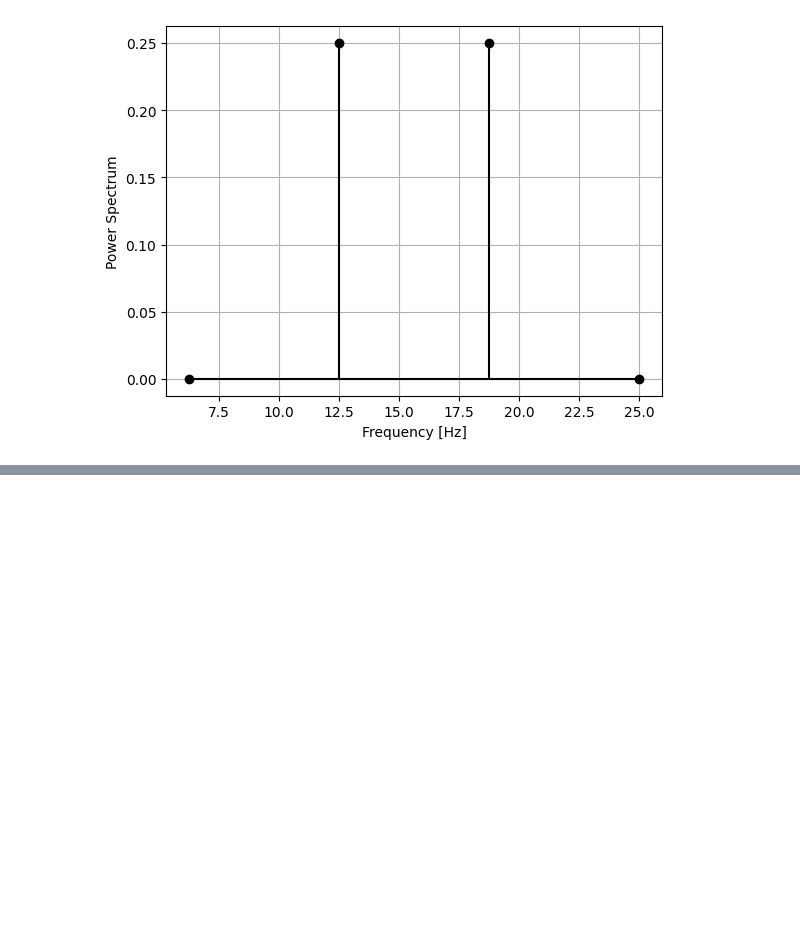
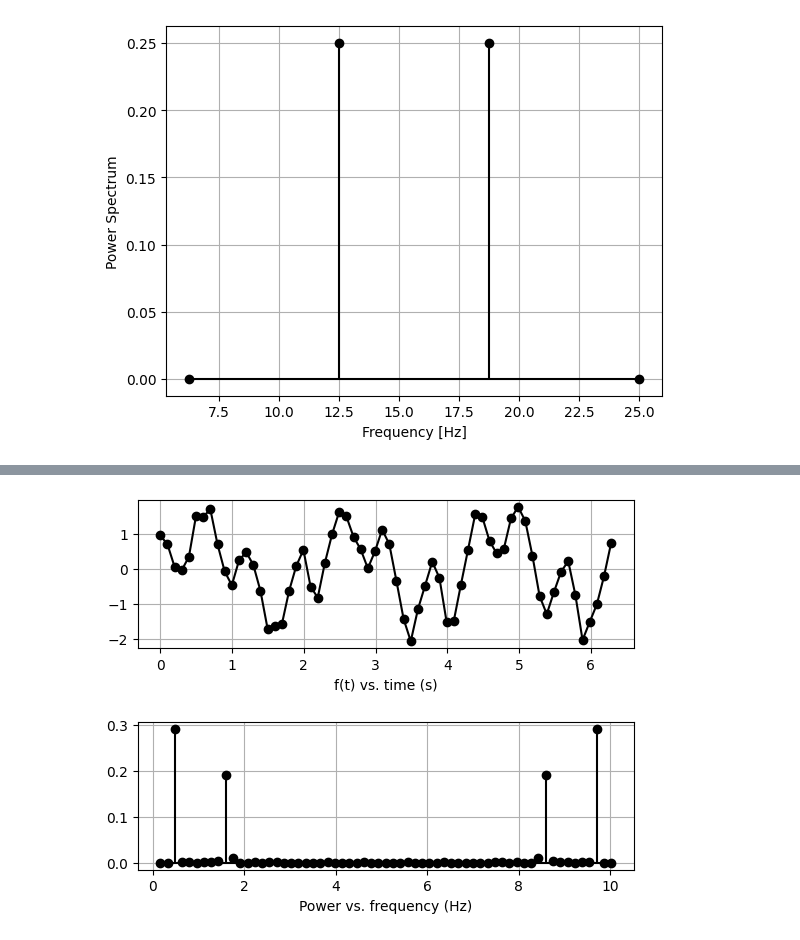
Before and after one commit to shinhookang/course305, a Jupyter notebook: 08-FourierAnalysis/15_FourierAnalysis2.ipynb, the cells around one changed output, grey strips where cells are left out. Cells and saved outputs as stored; diff of their text form; code cells hidden in the pictures; blank space fills up the shorter version.

```diff
--- a/08-FourierAnalysis/15_FourierAnalysis2.ipynb
+++ b/08-FourierAnalysis/15_FourierAnalysis2.ipynb
@@ -139,0 +179,5 @@ import
+# %%
+# 3. DFT
+Y = fft(y)/npoint
+Y2 = fft(y,norm="forward")
+Y - Y2
@@ -139,0 +193,17 @@ import
+# %%
+# plot the magnitude of the DFT (power spectrum)
+fig=plt.figure()
+ax1 = fig.add_subplot(211)
+fig.subplots_adjust(hspace=0.5)
+ax1.plot(tspan,y,c='k',marker='o')
+ax1.grid()
+ax1.set_xlabel('f(t) vs. time (s)')
+T = t[-1]
+Ypow = abs(Y[1:])**2
+freq = np.arange(1,npoint)/T
+ax2 = fig.add_subplot(212)
+ax2.stem(freq,Ypow,basefmt='k-',linefmt='k-',markerfmt='ko')
+ax2.set_xlabel('Power vs. frequency (Hz)')
+ax2.grid()
+# %% [output]
+[figure, added]
```
Also changed, not shown: parts of 5 cells of this notebook.
